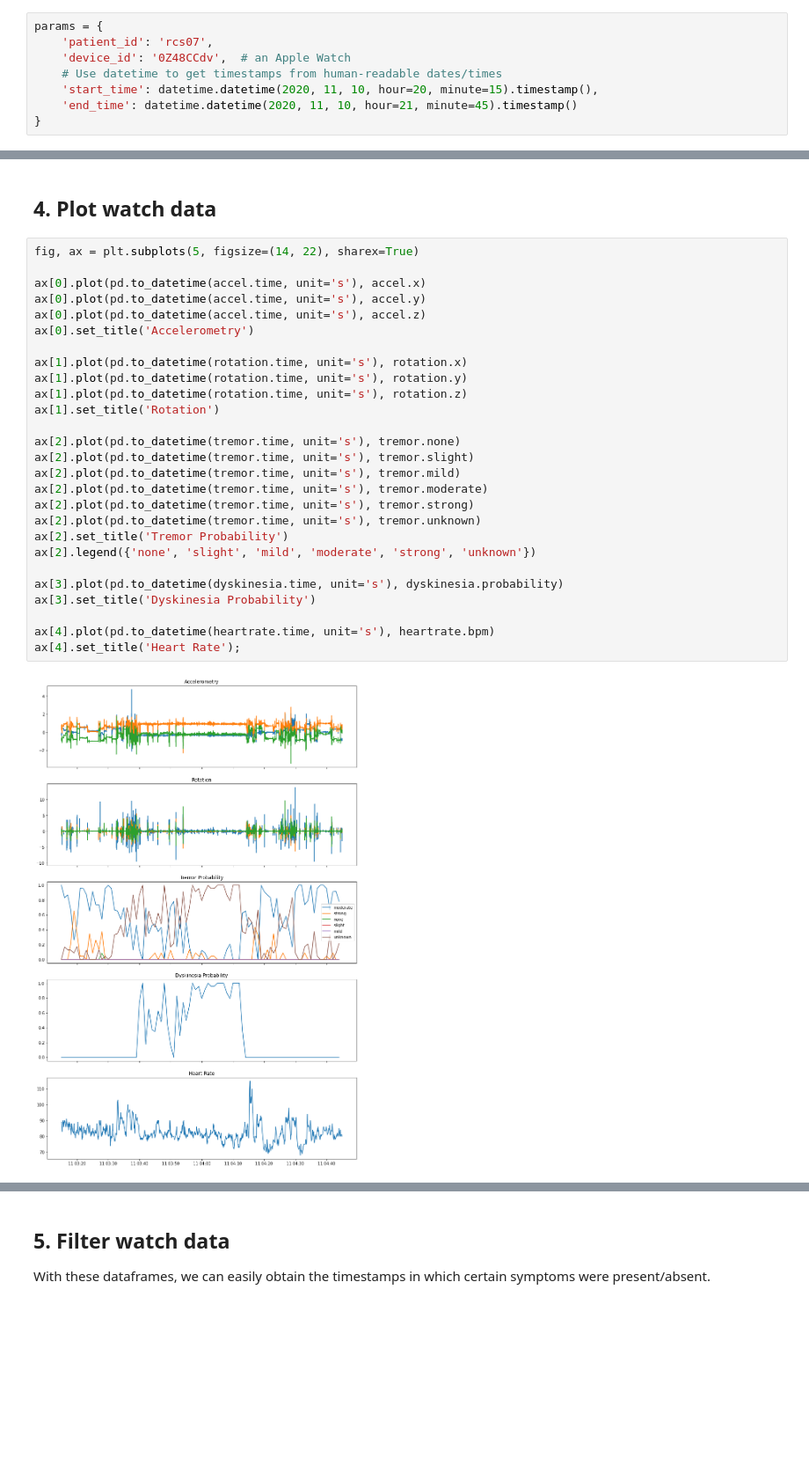
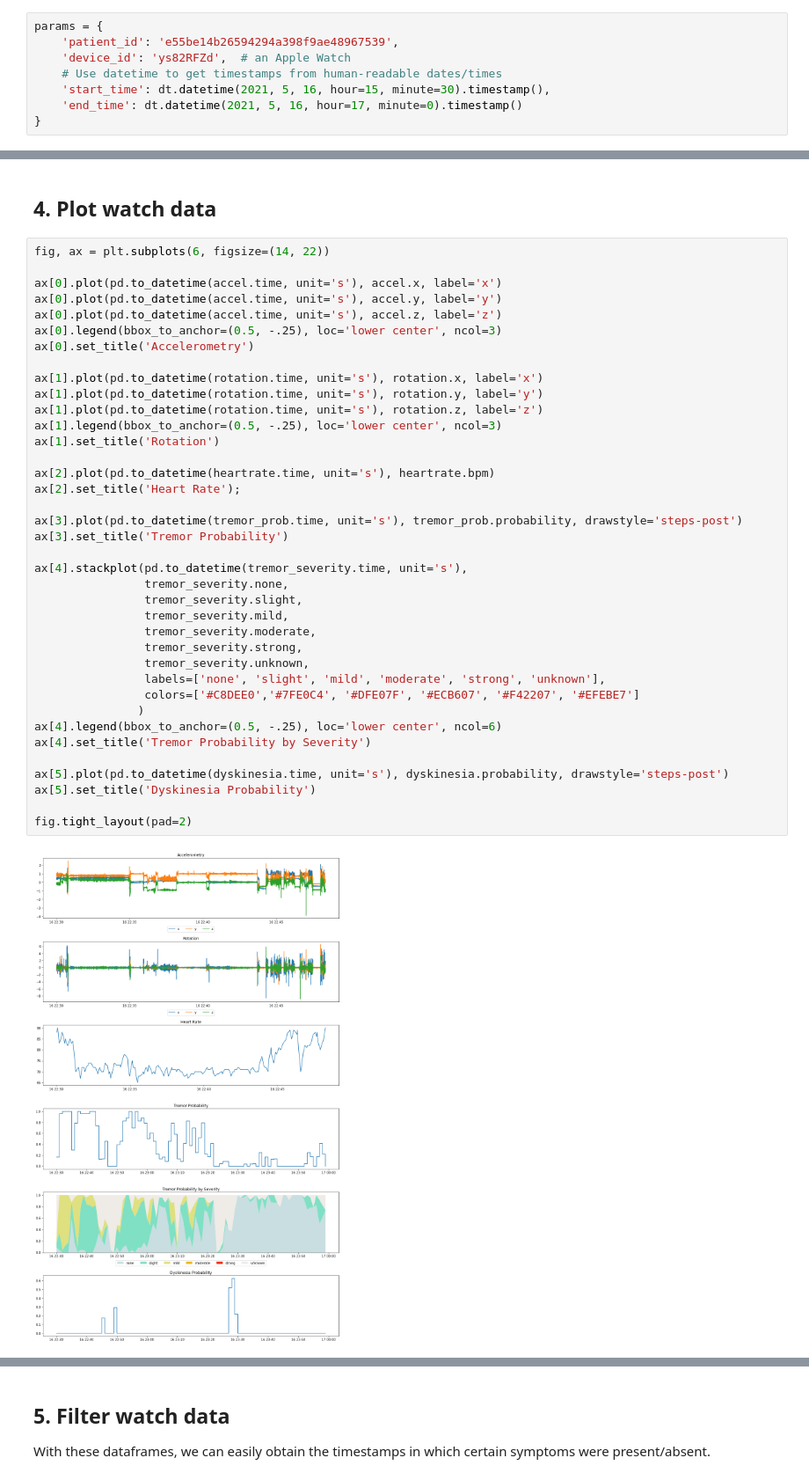
Before and after one commit to rune-labs/opensource, a Jupyter notebook: jupyter-notebook-templates/02_download_watch_data.ipynb, the cells around one changed output, grey strips where cells are left out. Shown: that part at 88% size. Saved outputs shown, nothing was run; the diff lists cells and outputs as text; blank space fills up the shorter version.

Commit message:
Enhancements to tremor viz. Combining data pulling functions

```diff
--- a/jupyter-notebook-templates/02_download_watch_data.ipynb
+++ b/jupyter-notebook-templates/02_download_watch_data.ipynb
@@ -95,11 +65,11 @@ client = stream.V1Client(cfg)
 ## 2. Specify endpoint parameters
 # %%
 params = {
-    'patient_id': 'rcs07',
-    'device_id': '0Z48CCdv',  # an Apple Watch
+    'patient_id': 'e55be14b26594294a398f9ae48967539',
+    'device_id': 'ys82RFZd',  # an Apple Watch
     # Use datetime to get timestamps from human-readable dates/times
-    'start_time': datetime.datetime(2020, 11, 10, hour=20, minute=15).timestamp(),
-    'end_time': datetime.datetime(2020, 11, 10, hour=21, minute=45).timestamp()
+    'start_time': dt.datetime(2021, 5, 16, hour=15, minute=30).timestamp(),
+    'end_time': dt.datetime(2021, 5, 16, hour=17, minute=0).timestamp()
 }
 # %%
 # specify base path for saving data
@@ -147,31 +128,42 @@ heartrate = pd.read_csv(os.path.join(BASE_PATH, 'nb02_ex01_heartrate.csv'))
 # %% [markdown]
 ## 4. Plot watch data
 # %%
-fig, ax = plt.subplots(5, figsize=(14, 22), sharex=True)
+fig, ax = plt.subplots(6, figsize=(14, 22))
 
-ax[0].plot(pd.to_datetime(accel.time, unit='s'), accel.x)
-ax[0].plot(pd.to_datetime(accel.time, unit='s'), accel.y)
-ax[0].plot(pd.to_datetime(accel.time, unit='s'), accel.z)
+ax[0].plot(pd.to_datetime(accel.time, unit='s'), accel.x, label='x')
+ax[0].plot(pd.to_datetime(accel.time, unit='s'), accel.y, label='y')
+ax[0].plot(pd.to_datetime(accel.time, unit='s'), accel.z, label='z')
+ax[0].legend(bbox_to_anchor=(0.5, -.25), loc='lower center', ncol=3)
 ax[0].set_title('Accelerometry')
 
-ax[1].plot(pd.to_datetime(rotation.time, unit='s'), rotation.x)
-ax[1].plot(pd.to_datetime(rotation.time, unit='s'), rotation.y)
-ax[1].plot(pd.to_datetime(rotation.time, unit='s'), rotation.z)
+ax[1].plot(pd.to_datetime(rotation.time, unit='s'), rotation.x, label='x')
+ax[1].plot(pd.to_datetime(rotation.time, unit='s'), rotation.y, label='y')
+ax[1].plot(pd.to_datetime(rotation.time, unit='s'), rotation.z, label='z')
+ax[1].legend(bbox_to_anchor=(0.5, -.25), loc='lower center', ncol=3)
 ax[1].set_title('Rotation')
 
-ax[2].plot(pd.to_datetime(tremor.time, unit='s'), tremor.none)
-ax[2].plot(pd.to_datetime(tremor.time, unit='s'), tremor.slight)
-ax[2].plot(pd.to_datetime(tremor.time, unit='s'), tremor.mild)
-ax[2].plot(pd.to_datetime(tremor.time, unit='s'), tremor.moderate)
-ax[2].plot(pd.to_datetime(tremor.time, unit='s'), tremor.strong)
-ax[2].plot(pd.to_datetime(tremor.time, unit='s'), tremor.unknown)
-ax[2].set_title('Tremor Probability')
-ax[2].legend({'none', 'slight', 'mild', 'moderate', 'strong', 'unknown'})
+ax[2].plot(pd.to_datetime(heartrate.time, unit='s'), heartrate.bpm)
+ax[2].set_title('Heart Rate');
 
-ax[3].plot(pd.to_datetime(dyskinesia.time, unit='s'), dyskinesia.probability)
-ax[3].set_title('Dyskinesia Probability')
+ax[3].plot(pd.to_datetime(tremor_prob.time, unit='s'), tremor_prob.probability, drawstyle='steps-post')
+ax[3].set_title('Tremor Probability')
 
-ax[4].plot(pd.to_datetime(heartrate.time, unit='s'), heartrate.bpm)
-ax[4].set_title('Heart Rate');
+ax[4].stackplot(pd.to_datetime(tremor_severity.time, unit='s'),
+                tremor_severity.none,
+                tremor_severity.slight,
+                tremor_severity.mild,
+                tremor_severity.moderate,
+                tremor_severity.strong,
+                tremor_severity.unknown,
+                labels=['none', 'slight', 'mild', 'moderate', 'strong', 'unknown'],
+                colors=['#C8DEE0','#7FE0C4', '#DFE07F', '#ECB607', '#F42207', '#EFEBE7']
+               )
+ax[4].legend(bbox_to_anchor=(0.5, -.25), loc='lower center', ncol=6)
+ax[4].set_title('Tremor Probability by Severity')
+
+ax[5].plot(pd.to_datetime(dyskinesia.time, unit='s'), dyskinesia.probability, drawstyle='steps-post')
+ax[5].set_title('Dyskinesia Probability')
+
+fig.tight_layout(pad=2)
 # %% [output]
-[figure, old version]
+[figure, new version]
```
Also changed, not shown: parts of 10 cells of this notebook, 4 other files.
